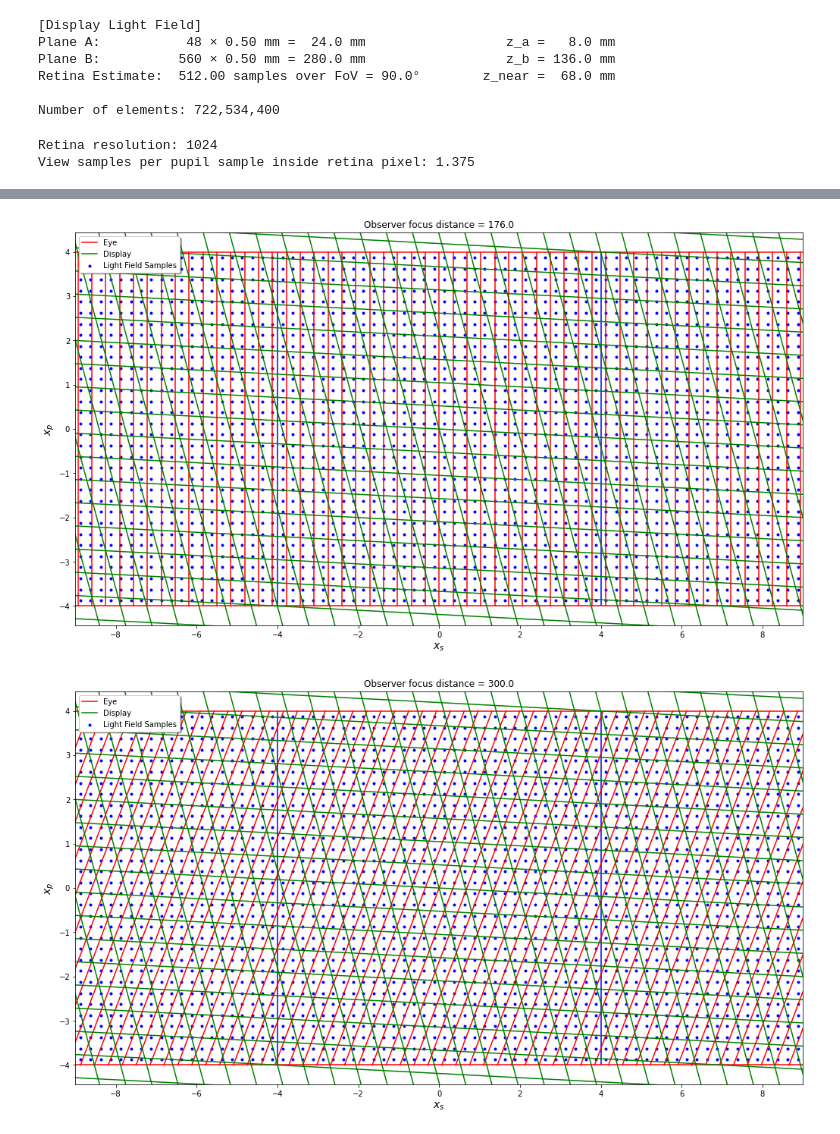
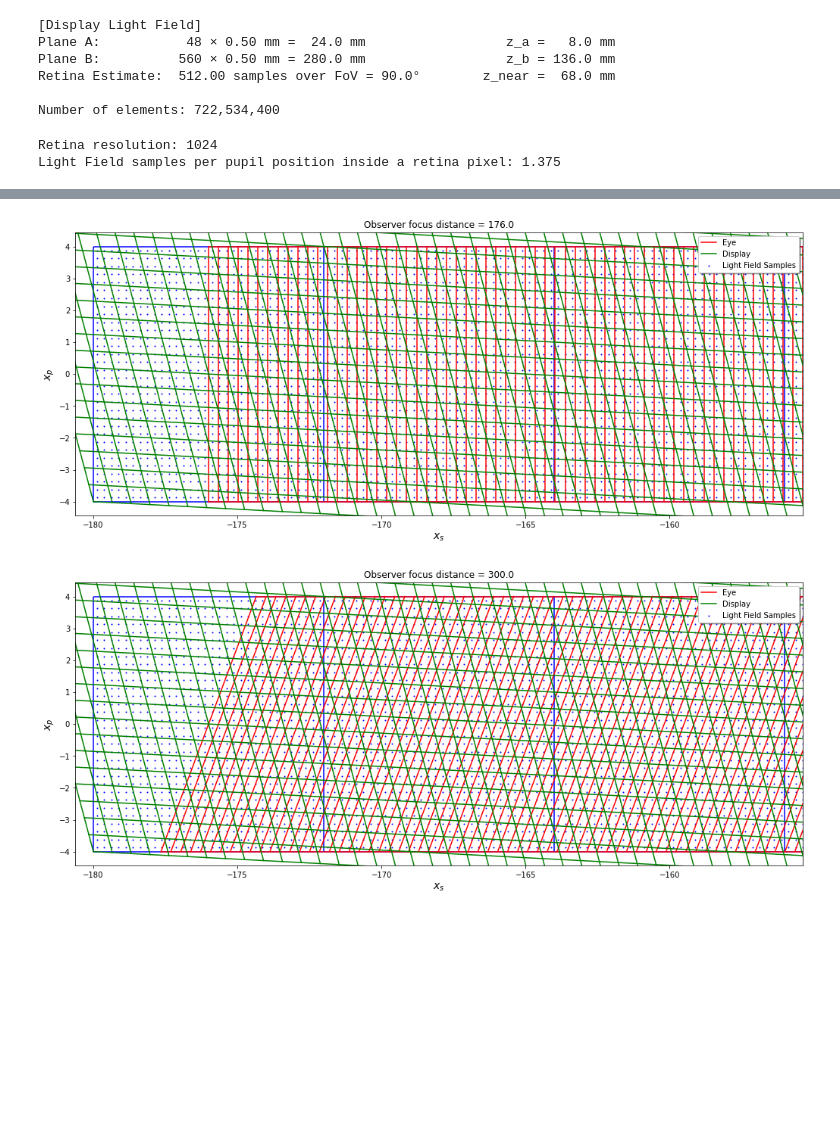
Before and after one commit to raolirom/light-field-prefiltering, a Jupyter notebook: display-sponza.ipynb, the cells around one changed output, grey strips where cells are left out. Saved outputs shown, nothing was run; the diff lists cells and outputs as text; code cells hidden in the pictures; blank space fills up the shorter version.

```diff
--- a/display-sponza.ipynb
+++ b/display-sponza.ipynb
@@ -107,6 +110,9 @@ n_s = 1440
 size_s = 360.0
 pitch_s = size_s / n_s
 z_s = 176.0
+
+# Sampling plane chunk size.
+chunk_s = n_p
 
 # Field of view
 fov_factor = (size_s - size_p) / z_s
@@ -232,59 +238,57 @@ def compute_phi(x_r, x_a, x_b, pitch_a, pitch_b, size_p, z_a, z_b, z_f):
     # Return the value of φ, normalized by the pupil size.
     return cp.divide(cp.subtract(upper_bound, lower_bound, out=upper_bound), size_p, out=upper_bound)
 # %%
-n_r = int(z_s * fov_factor / pitch_s)
+size_r = fov_factor
+#n_r = int(size_r * z_s / pitch_s)
 n_r = 1024
-size_r = fov_factor
 pitch_r = size_r / n_r
 
 print('Retina resolution:', n_r)
-print('View samples per pupil sample inside retina pixel:', z_s * pitch_r / pitch_s)
+print('Light Field samples per pupil position inside a retina pixel:', pitch_r * z_s / pitch_s)
 
 z_near = 300.0
 z_far = np.inf
-focus_distances = np.array([z_near, 2*z_near, z_far])
+focus_distances = np.array([z_near, 2*z_near, z_far], dtype=np.float32)
 n_f = len(focus_distances)
 
+lattice_p = sampling_lattice(n_p, pitch_p)
+lattice_r = sampling_lattice(n_r, pitch_r)
 lattice_a = sampling_lattice(n_a, pitch_a)
 lattice_b = sampling_lattice(n_b, pitch_b)
-lattice_s = sampling_lattice(n_s, pitch_s)
-lattice_r = sampling_lattice(n_r, pitch_r)
-lattice_p = sampling_lattice(n_p, pitch_p)
+lattice_s = sampling_lattice(n_s, pitch_s).reshape(n_s//chunk_s, chunk_s)
 # %% [output]
 Retina resolution: 1024
-View samples per pupil sample inside retina pixel: 1.375
+Light Field samples per pupil position inside a retina pixel: 1.375
 # %%
 %%time
 print('Plotting sampling space...')
 
-def plot_sampling_space(lattice_a, lattice_b, lattice_s, lattice_r, lattice_p,
-                          pitch_a,   pitch_b,   pitch_s,   pitch_r,   pitch_p,
-                           size_a,    size_b,    size_s,    size_r,    size_p,
-                              z_a,       z_b,       z_s,         z_f         ):
-    fig, ax = pyplot.subplots(1, constrained_layout=True, figsize=(14, 8))
+def plot_sampling_space(lattice_p, lattice_r, lattice_a, lattice_b, lattice_s,
+                          pitch_p,   pitch_r,   pitch_a,   pitch_b,   pitch_s,
+                           size_p,    size_r,    size_a,    size_b,    size_s,
+                                                    z_a,       z_b,       z_s,       z_f):
+    fig, ax = pyplot.subplots(1, constrained_layout=True, figsize=(14, 6))
 
     ax.set_xlabel(r'$x_s$', fontsize=14)
     ax.set_ylabel(r'$x_p$', fontsize=14)
 
-    ax.set_xlim(-pitch_s * 36, pitch_s * 36)
+    ax.set_xlim(lattice_s[0, 0] - pitch_s * 3, lattice_s[2, -1] + pitch_s * 3)
     ax.set_ylim(-size_p/1.8, size_p/1.8)
 
     ax.set_title('Observer focus distance = {}'.format(z_f))
 
-    # Closed unit box.
-    box_h = np.array([1, -1, -1,  1, 1]) / 2
-    box_v = np.array([1,  1, -1, -1, 1]) / 2
-
     # Light Field Samples.
-    x_s, x_p = np.broadcast_arrays(lattice_s.reshape(-1, 1), lattice_p.reshape(1, -1))
-    ax.scatter(x_s, x_p, s=9, color='b', label='Light Field Samples')
-    ax.vlines(lattice_s[0::32] - pitch_s/2, -size_p/2, size_p/2, color='b')
+    x_p, x_s = np.broadcast_arrays(lattice_p.reshape(-1, 1), lattice_s.reshape(1, -1))
+    ax.scatter(x_s, x_p, s=1, color='b', label='Light Field Samples')
+    ax.hlines(np.array([-1, 1]) * size_p/2, -size_s/2, size_s/2, color='b')
+    ax.vlines(lattice_s[ :,  0] - pitch_s/2, -size_p/2, size_p/2, color='b')
+    ax.vlines(lattice_s[-1, -1] + pitch_s/2, -size_p/2, size_p/2, color='b')
 
     # Eye elements.
-    ax.plot(rp_to_s(lattice_r[0] - pitch_r/2, np.array([[-1], [1]]) * size_p/2, z_s, z_f), np.array([[-1], [1]]) * size_p/2, color='r', label='Eye')
-    ax.plot(rp_to_s(lattice_r    + pitch_r/2, np.array([[-1], [1]]) * size_p/2, z_s, z_f), np.array([[-1], [1]]) * size_p/2, color='r')
-    ax.hlines(-size_p/2, rp_to_s(-size_r/2, -size_p/2, z_s, z_f), rp_to_s(size_r/2, -size_p/2, z_s, z_f), color='r')
-    ax.hlines( size_p/2, rp_to_s(-size_r/2,  size_p/2, z_s, z_f), rp_to_s(size_r/2,  size_p/2, z_s, z_f), color='r')
+    ax.plot(pr_to_s(np.array([[-1], [1]]) * size_p/2, lattice_r[0] - pitch_r/2, z_s, z_f), np.array([[-1], [1]]) * size_p/2, color='r', label='Eye')
+    ax.plot(pr_to_s(np.array([[-1], [1]]) * size_p/2, lattice_r    + pitch_r/2, z_s, z_f), np.array([[-1], [1]]) * size_p/2, color='r')
+    ax.hlines(-size_p/2, pr_to_s(-size_p/2, -size_r/2, z_s, z_f), pr_to_s(-size_p/2, size_r/2, z_s, z_f), color='r')
+    ax.hlines( size_p/2, pr_to_s( size_p/2, -size_r/2, z_s, z_f), pr_to_s( size_p/2, size_r/2, z_s, z_f), color='r')
 
     # Display elements.
     ax.plot(ab_to_s(lattice_a[0] - pitch_a/2, np.array([[-1], [1]]) * size_b/2, z_a, z_b, z_s), ab_to_p(lattice_a[0] - pitch_a/2, np.array([[-1], [1]]) * size_b/2, z_a, z_b), color='g', label='Display')
@@ -293,11 +297,11 @@ def plot_sampling_space(lattice_a, lattice_b, lattice_s, lattice_r, lattice_p,
     ax.plot(ab_to_s(np.array([[-1], [1]]) * size_a/2, lattice_b    + pitch_b/2, z_a, z_b, z_s), ab_to_p(np.array([[-1], [1]]) * size_a/2, lattice_b    + pitch_b/2, z_a, z_b), color='g')
 
     # Legend
-    ax.legend(loc='upper left', shadow=True)
+    ax.legend(loc='upper right', shadow=True)
 
 
-plot_sampling_space(lattice_a, lattice_b, lattice_s, lattice_r, lattice_p, pitch_a, pitch_b, pitch_s, pitch_r, pitch_p, size_a, size_b, size_s, size_r, size_p, z_a, z_b, z_s, z_s)
+plot_sampling_space(lattice_p, lattice_r, lattice_a, lattice_b, lattice_s, pitch_p, pitch_r, pitch_a, pitch_b, pitch_s, size_p, size_r, size_a, size_b, size_s, z_a, z_b, z_s, z_s)
 for z_f in focus_distances:
-    plot_sampling_space(lattice_a, lattice_b, lattice_s, lattice_r, lattice_p, pitch_a, pitch_b, pitch_s, pitch_r, pitch_p, size_a, size_b, size_s, size_r, size_p, z_a, z_b, z_s, z_f)
+    plot_sampling_space(lattice_p, lattice_r, lattice_a, lattice_b, lattice_s, pitch_p, pitch_r, pitch_a, pitch_b, pitch_s, size_p, size_r, size_a, size_b, size_s, z_a, z_b, z_s, z_f)
 # %% [output]
 Plotting sampling space...
@@ -305,2 +309,2 @@ Wall time: 2.97 s
-[figure, old version]
+[figure, new version]
-[figure, old version]
+[figure, new version]
```
Also changed, not shown: parts of 8 cells of this notebook.
